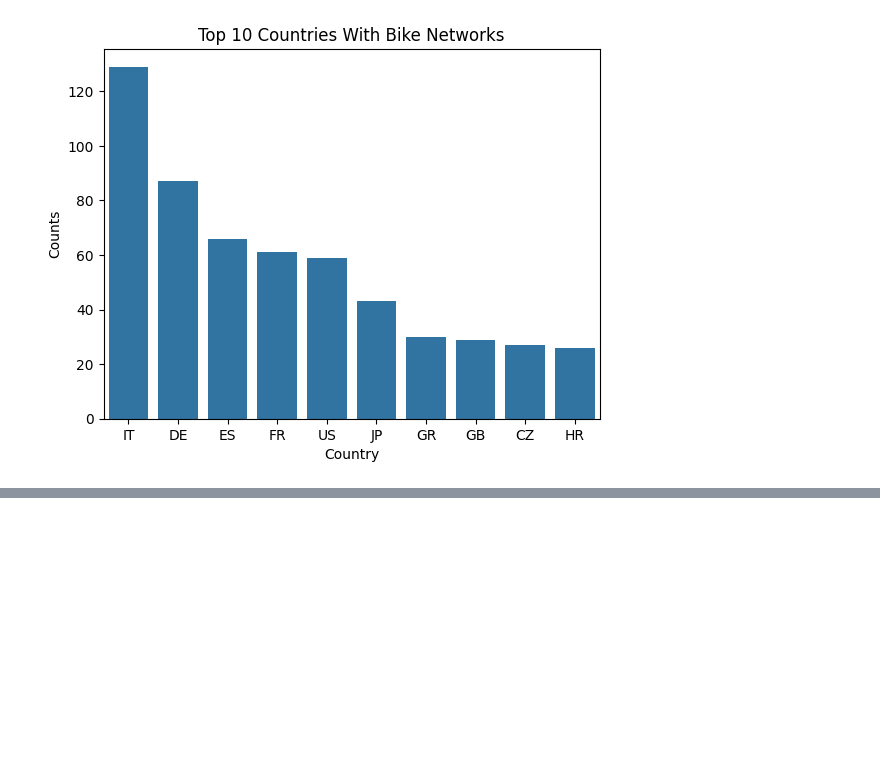
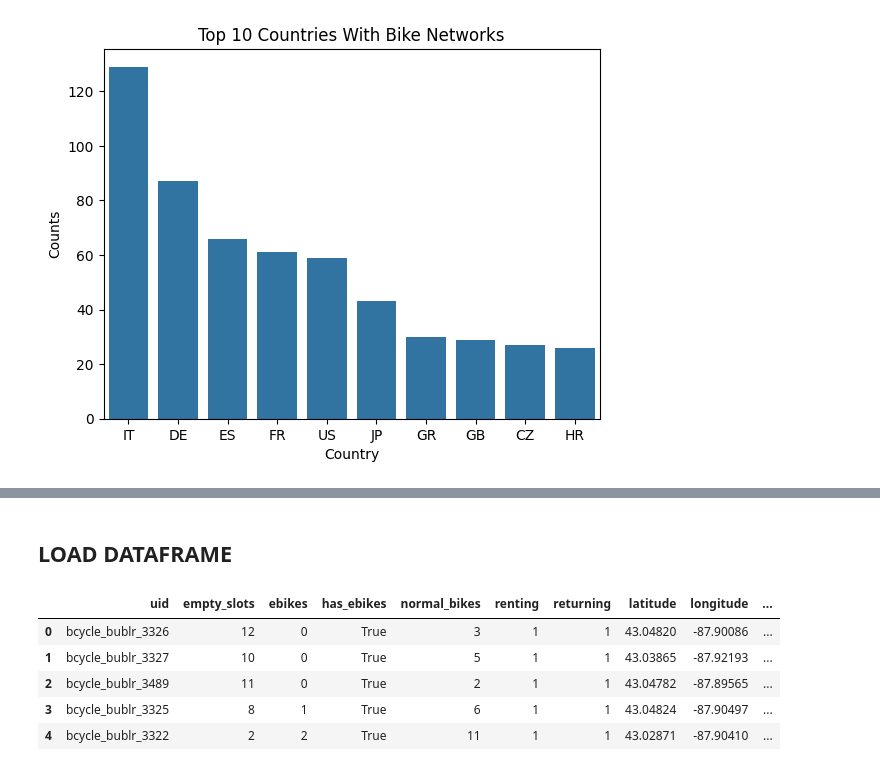
Before and after one commit to AduragbemiOyinlola/CityBike-API, a Jupyter notebook: citybike.ipynb, the cells around one changed output, grey strips where cells are left out. Drawn from its saved outputs; the diff is of its cells as text; code cells hidden in the pictures; blank space fills up the shorter version.

Commit message:
Feature engineering and DataFrame

```diff
--- a/citybike.ipynb
+++ b/citybike.ipynb
@@ -177,0 +212,6 @@ plt.ylabel('Counts');
+# %%
+# the Bublr Bike Network url
+BBurl = "http://api.citybik.es/v2/networks/bublr-bikes"
+# %%
+BBdata = requests.get(BBurl).json()
+BBdata
@@ -177,0 +292,34 @@ plt.ylabel('Counts');
+# %%
+# main DataFrame to hold collected data
+BBframe = pd.DataFrame()
+
+# loop through the stations
+for i in range(len(BBdata['network']['stations'])):
+    # creates a temporaty DataFrame
+    temp = pd.DataFrame(
+        {
+           'uid': [BBdata['network']['stations'][i]['extra']['uid']],
+           'empty_slots': [BBdata['network']['stations'][i]['empty_slots']],
+           'ebikes': [BBdata['network']['stations'][i]['extra']['ebikes']],
+           'has_ebikes': [BBdata['network']['stations'][i]['extra']['has_ebikes']],
+           'normal_bikes': [BBdata['network']['stations'][i]['extra']['normal_bikes']],
+           'renting': [BBdata['network']['stations'][i]['extra']['renting']],
+           'returning': [BBdata['network']['stations'][i]['extra']['returning']],
+           'latitude': [BBdata['network']['stations'][i]['latitude']],
+           'longitude': [BBdata['network']['stations'][i]['longitude']],
+           'free_bikes': [BBdata['network']['stations'][i]['free_bikes']]
+        }
+    )
+    # combines both the main and temporary DataFrame
+    BBframe = pd.concat([BBframe, temp], ignore_index=True)
+# %% [markdown]
+## **LOAD DATAFRAME**
+# %%
+BBframe.head()
+# %% [output]
+|  | uid | empty_slots | ebikes | has_ebikes | normal_bikes | renting | returning | latitude | longitude | ... |
+| 0 | bcycle_bublr_3326 | 12 | 0 | True | 3 | 1 | 1 | 43.04820 | -87.90086 | ... |
+| 1 | bcycle_bublr_3327 | 10 | 0 | True | 5 | 1 | 1 | 43.03865 | -87.92193 | ... |
+| 2 | bcycle_bublr_3489 | 11 | 0 | True | 2 | 1 | 1 | 43.04782 | -87.89565 | ... |
+| 3 | bcycle_bublr_3325 | 8 | 1 | True | 6 | 1 | 1 | 43.04824 | -87.90497 | ... |
+| 4 | bcycle_bublr_3322 | 2 | 2 | True | 11 | 1 | 1 | 43.02871 | -87.90410 | ... |
```
Also changed, not shown: parts of 13 cells of this notebook.
